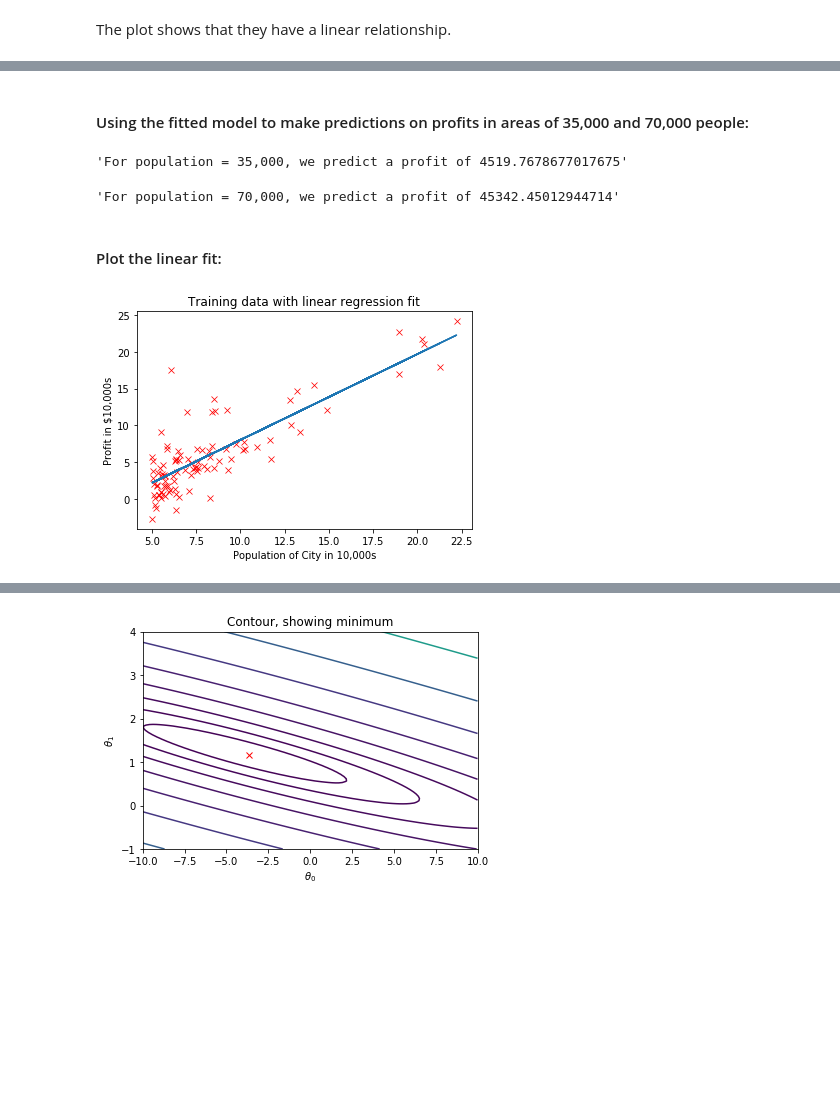
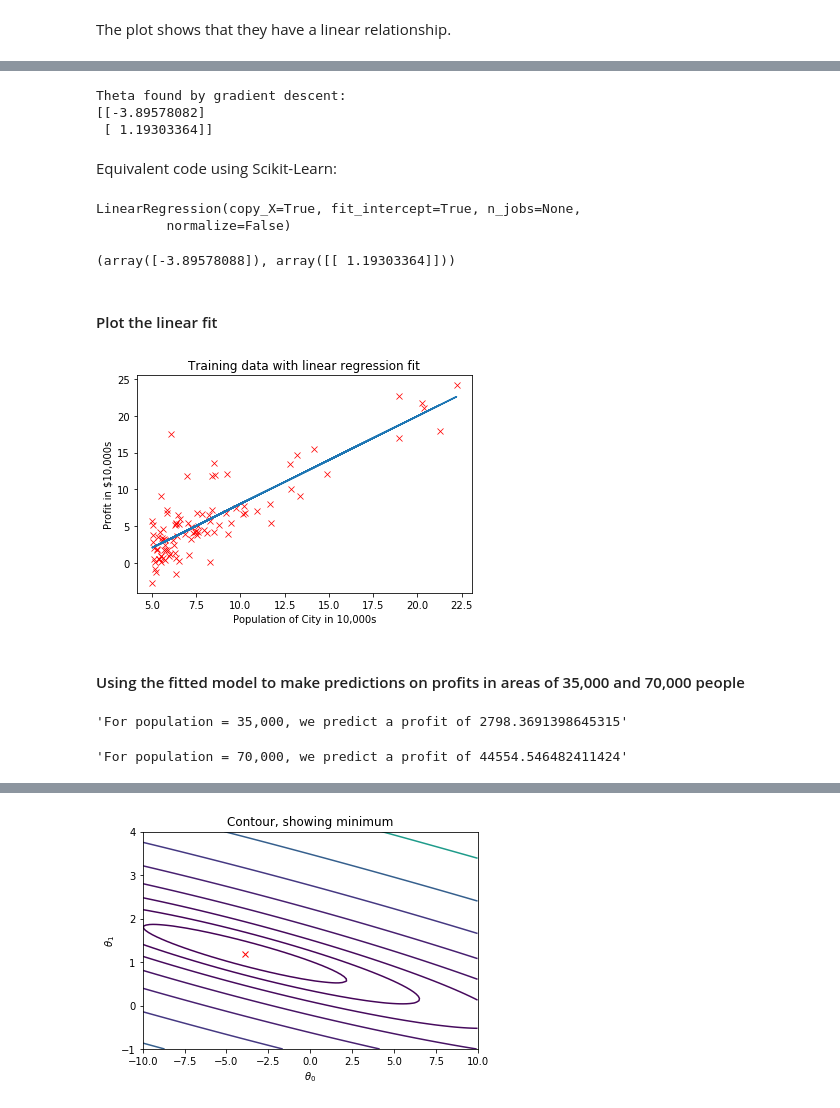
Before and after one commit to susilvaalmeida/machine-learning-andrew-ng, a Jupyter notebook: Linear Regression.ipynb, the cells around one changed output, grey strips where cells are left out. Cells and saved outputs as stored; diff of their text form; code cells hidden in the pictures; blank space fills up the shorter version.

Commit message:
Updated Linear Regression notebook

```diff
--- a/Linear Regression.ipynb
+++ b/Linear Regression.ipynb
@@ -23,4 +94,4 @@ import seaborn as sns
 # %%
-data = pd.read_csv('data/ex1data1.txt', sep=',', header=None)
-data.columns = ['population', 'profit']
+df = pd.read_csv('data/ex1data1.txt', sep=',', header=None)
+df.columns = ['population', 'profit']
 # %% [markdown]
@@ -71,0 +134,3 @@ array([[-3.63029144],
+# %%
+m = df.shape[0]
+print('Number of examples:', m)
@@ -71,0 +139,5 @@ array([[-3.63029144],
+# %%
+X = np.ones((m,2))
+X[:,1] = df.population.values
+y = np.array(df.profit.values).reshape(-1,1)
+theta = np.zeros(shape=(X.shape[1],1))
@@ -72,21 +162,47 @@ array([[-3.63029144],
+# %%
+iterations = 10000
+alpha = 0.01
+theta = np.zeros(shape=(X.shape[1],1))
+theta, _ = gradient_descent(X, y, theta, alpha, iterations)
+
+print('Theta found by gradient descent:')
+print(theta)
+# %% [output]
+Theta found by gradient descent:
+[[-3.89578082]
+ [ 1.19303364]]
+# %% [markdown]
+Equivalent code using Scikit-Learn:
+# %%
+from sklearn.linear_model import LinearRegression
+lin_reg = LinearRegression()
+lin_reg.fit(df.population.values.reshape(-1,1),
+            df.profit.values.reshape(-1,1))
+# %% [output]
+LinearRegression(copy_X=True, fit_intercept=True, n_jobs=None,
+         normalize=False)
+# %%
+lin_reg.intercept_, lin_reg.coef_
+# %% [output]
+(array([-3.89578088]), array([[ 1.19303364]]))
+# %% [markdown]
+#### Plot the linear fit
+# %%
+ax = sns.scatterplot(x='population', y='profit', data=df, marker='x', color='r')
+plt.plot(X[:,1], X.dot(theta))
+ax.set(xlabel='Population of City in 10,000s', ylabel='Profit in $10,000s', title='Training data with linear regression fit');
+# %% [output]
+[figure, added]
 # %% [markdown]
-#### Using the fitted model to make predictions on profits in areas of 35,000 and 70,000 people:
+#### Using the fitted model to make predictions on profits in areas of 35,000 and 70,000 people
 # %%
-y_pred = linear_regression.predict([3.5], fitted_model)
-f'For population = 35,000, we predict a profit of {y_pred[0,0]*10000}'
+y_pred = np.array([1, 3.5]).dot(theta)
+f'For population = 35,000, we predict a profit of {y_pred[0]*10000}'
 # %% [output]
-'For population = 35,000, we predict a profit of 4519.7678677017675'
+'For population = 35,000, we predict a profit of 2798.3691398645315'
 # %%
-y_pred = linear_regression.predict([7], fitted_model)
-f'For population = 70,000, we predict a profit of {y_pred[0,0]*10000}'
+y_pred = np.array([1, 7]).dot(theta)
+f'For population = 70,000, we predict a profit of {y_pred[0]*10000}'
 # %% [output]
-'For population = 70,000, we predict a profit of 45342.45012944714'
+'For population = 70,000, we predict a profit of 44554.546482411424'
-# %% [markdown]
-#### Plot the linear fit:
-# %%
-ax = sns.scatterplot(x='population', y='profit', data=data, marker='x', color='r')
-plt.plot(fitted_model['X'][:,1], fitted_model['X'].dot(fitted_model['theta']))
-ax.set(xlabel='Population of City in 10,000s', ylabel='Profit in $10,000s', title='Training data with linear regression fit');
-# %% [output]
-[figure, removed]
 # %% [markdown]
```
Also changed, not shown: parts of 81 cells of this notebook, 2 other files.
